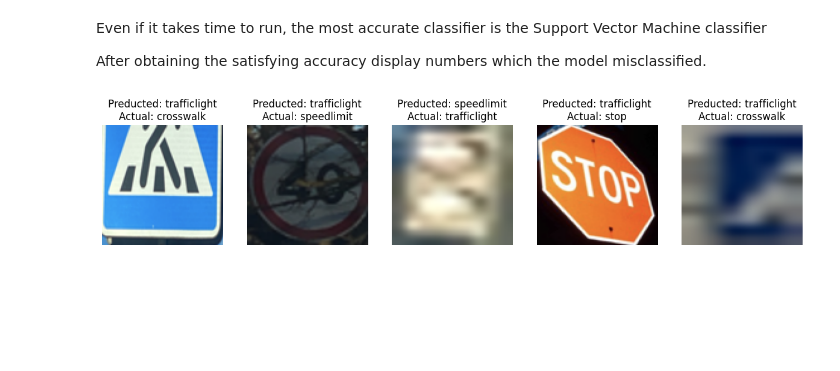
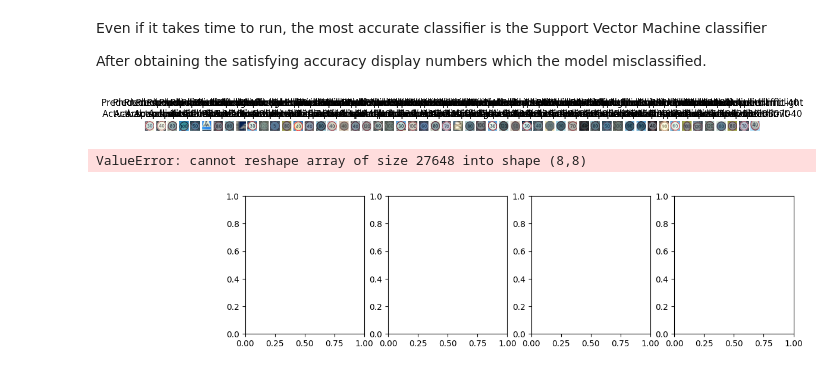
Before and after one commit to EliottMoriamez/Sign-Recognition-Team-A, a Jupyter notebook: project.ipynb, the cells around one changed output. Drawn from its saved outputs; the diff is of its cells as text; code cells hidden in the pictures; blank space fills up the shorter version.

```diff
--- a/project.ipynb
+++ b/project.ipynb
@@ -241,23 +295,39 @@ Best parameters: {'n_neighbors': 1, 'weights': 'uniform'}
 Even if it takes time to run, the most accurate classifier is the Support Vector Machine classifier
 
 After obtaining the satisfying accuracy display numbers which the model misclassified.
+# %%
+y_missclassified_mask = y_predicted_svm != y_test
+
+y_missclassified_computed = label_encoder.inverse_transform(y_predicted_svm[y_missclassified_mask])
+y_missclassified_test = label_encoder.inverse_transform(y_test[y_missclassified_mask])
+X_missclassified = X_test[y_missclassified_mask]
+
+n = len(y_missclassified_computed)
+
+X_missclassified = (X_missclassified.astype("float32") * 255.0).astype("uint8")
+
+fig, axes = plt.subplots(nrows=1, ncols=n, figsize=(15, 3))
+for i in range(n):
+    plt.subplot(1,n,i+1)
+    plt.imshow(X_missclassified[i].reshape(96, 96, 3))
+    plt.title("Preducted: " + y_missclassified_computed[i] + "\nActual: " + y_missclassified_test[i])
+    plt.axis('off')
+plt.show()
+# %% [output]
+[figure, added]
 # %%
-y_missclassified_mask = y_predicted_svm != y_test
 
-y_missclassified_computed = label_encoder.inverse_transform(y_predicted_svm[y_missclassified_mask])
-y_missclassified_test = label_encoder.inverse_transform(y_test[y_missclassified_mask])
-X_missclassified = X_test[y_missclassified_mask]
-
-n = len(y_missclassified_computed)
-
-X_missclassified = (X_missclassified.astype("float32") * 255.0).astype("uint8")
-
-fig, axes = plt.subplots(nrows=1, ncols=n, figsize=(15, 3))
-for i in range(n):
-    plt.subplot(1,n,i+1)
-    plt.imshow(X_missclassified[i].reshape(96, 96, 3))
-    plt.title("Preducted: " + y_missclassified_computed[i] + "\nActual: " + y_missclassified_test[i])
-    plt.axis('off')
+#knn = KNeighborsClassifier(**best_params)
+#knn.fit(X_train, y_train)
+#y_pred = knn.predict(X_test)
+predicted = cls_svm.predict(X_test)
+misclassified_indices = np.where(predicted != y_test)[0]
+fig, axes = plt.subplots(nrows=1, ncols=len(misclassified_indices), figsize=(15, 3))
+for ax, index in zip(axes, misclassified_indices):
+    ax.set_axis_off()
+    ax.imshow(X_test[index].reshape(8, 8), cmap=plt.cm.gray_r, interpolation='nearest')
+    ax.set_title(f'True:{y_test[index]}\nPred:{predicted[index]}')
 plt.show()
 # %% [output]
+ValueError: cannot reshape array of size 27648 into shape (8,8)
-[figure, old version]
+[figure, new version]
```
Also changed, not shown: parts of 9 cells of this notebook, 1 other file.
